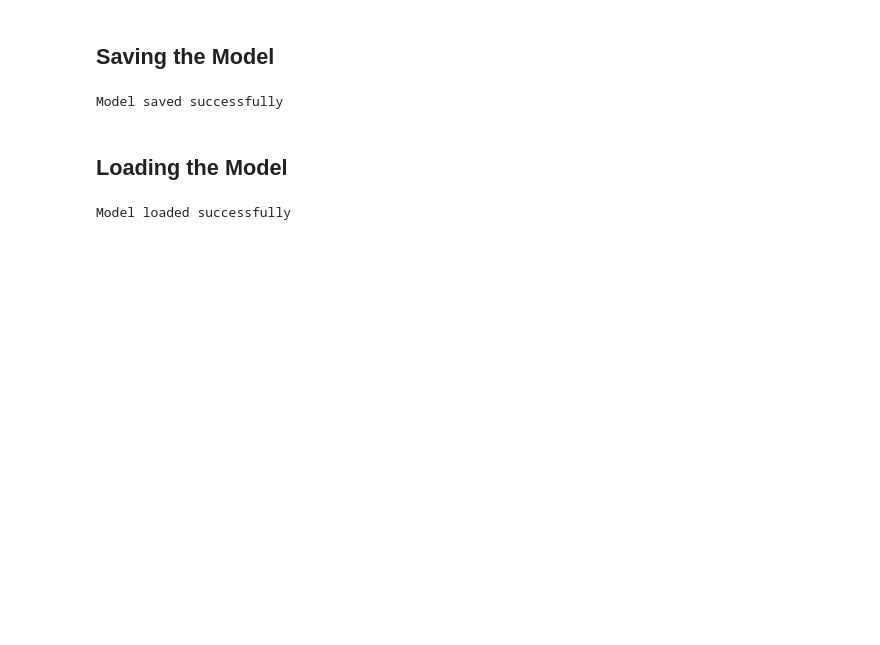
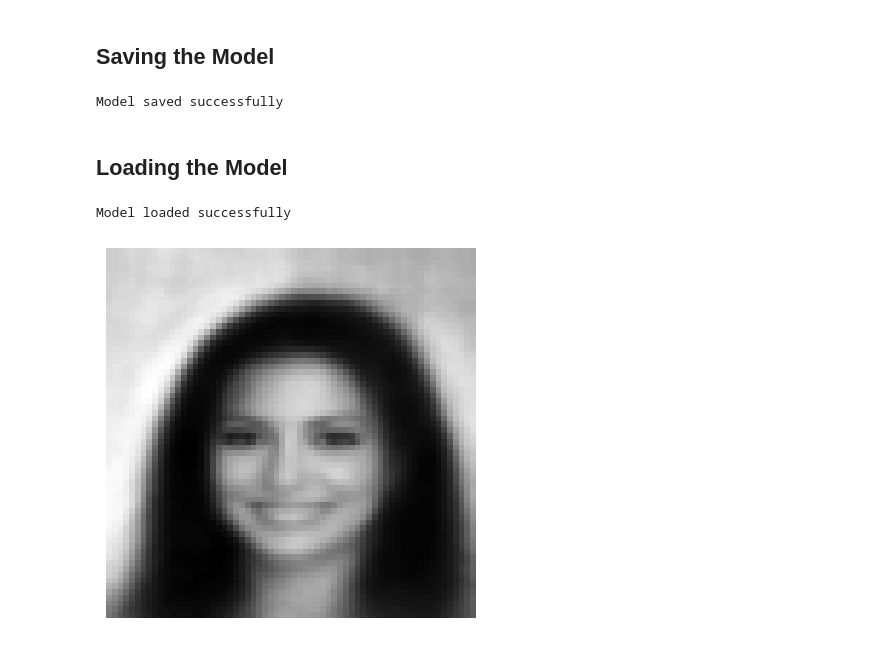
Before and after one commit to Himanshu7921/generative-architectures-lab, a Jupyter notebook: 02_VAE_model/mlp_vae_trained_on_CelebA.ipynb, the cells around one changed output. Drawn from its saved outputs; the diff is of its cells as text; code cells hidden in the pictures; blank space fills up the shorter version.

Commit message:
Sampled single image from the latent space

```diff
--- a/02_VAE_model/mlp_vae_trained_on_CelebA.ipynb
+++ b/02_VAE_model/mlp_vae_trained_on_CelebA.ipynb
@@ -335,3 +335,16 @@ model.eval()
 print("Model loaded successfully")
 # %% [output]
 Model loaded successfully
+# %%
+import matplotlib.pyplot as plt
+z = torch.randn(1, latent_dim).to("cpu")
+logits = model.decoder(z)
+x_tilde = torch.sigmoid(logits)
+
+img = x_tilde.cpu().view(64, 64)
+
+plt.imshow(img.detach().numpy(), cmap="gray")
+plt.axis("off")
+plt.show()
+# %% [output]
+[figure, added]
```
